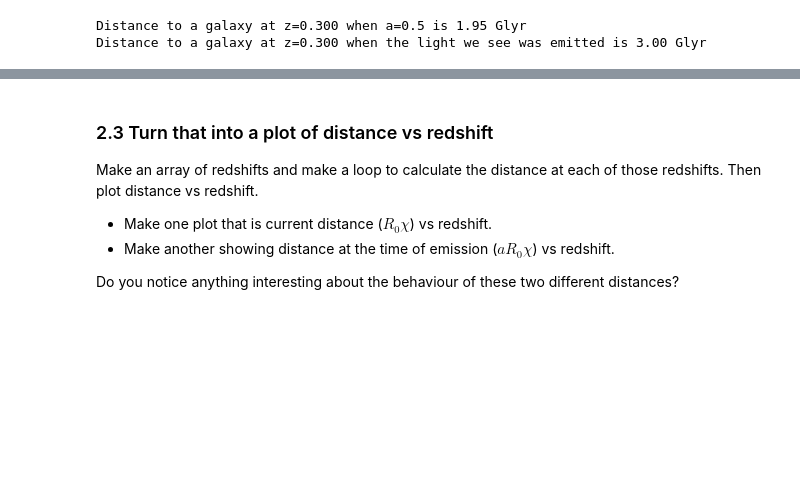
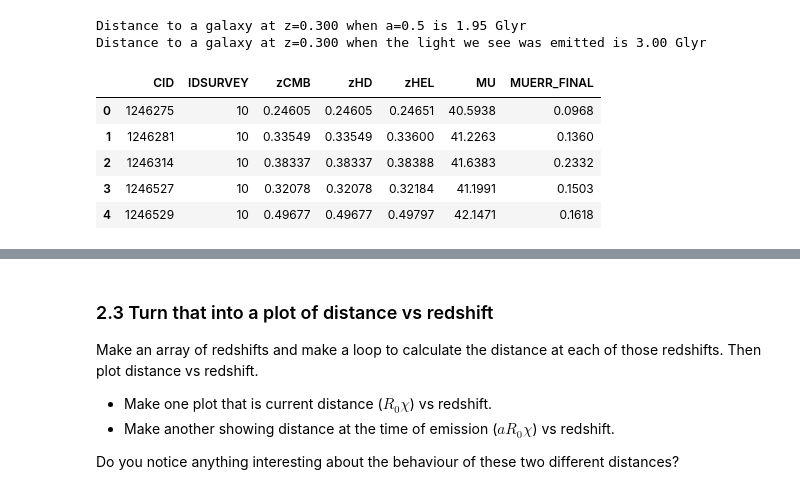
Before and after one commit to nicomii/cosmooo, a Jupyter notebook: real_deal/Distances.ipynb, the cells around one changed output, grey strips where cells are left out. Drawn from its saved outputs; the diff is of its cells as text; code cells hidden in the pictures; blank space fills up the shorter version.

```diff
--- a/real_deal/Distances.ipynb
+++ b/real_deal/Distances.ipynb
@@ -86,3 +86,18 @@ print('Distance to a galaxy at z=%.3f when the light we see was emitted is %.2f
 # %% [output]
 Distance to a galaxy at z=0.300 when a=0.5 is 1.95 Glyr
 Distance to a galaxy at z=0.300 when the light we see was emitted is 3.00 Glyr
+# %%
+
+import pandas as pd
+
+rd = pd.read_csv('data/REAL_DEAL.csv')
+mu = rd["MU"]
+z_hd = rd["zHD"]
+rd.head()
+# %% [output]
+|  | CID | IDSURVEY | zCMB | zHD | zHEL | MU | MUERR_FINAL |
+| 0 | 1246275 | 10 | 0.24605 | 0.24605 | 0.24651 | 40.5938 | 0.0968 |
+| 1 | 1246281 | 10 | 0.33549 | 0.33549 | 0.33600 | 41.2263 | 0.1360 |
+| 2 | 1246314 | 10 | 0.38337 | 0.38337 | 0.38388 | 41.6383 | 0.2332 |
+| 3 | 1246527 | 10 | 0.32078 | 0.32078 | 0.32184 | 41.1991 | 0.1503 |
+| 4 | 1246529 | 10 | 0.49677 | 0.49677 | 0.49797 | 42.1471 | 0.1618 |
```
Also changed, not shown: parts of 6 cells of this notebook, 1 other file.
